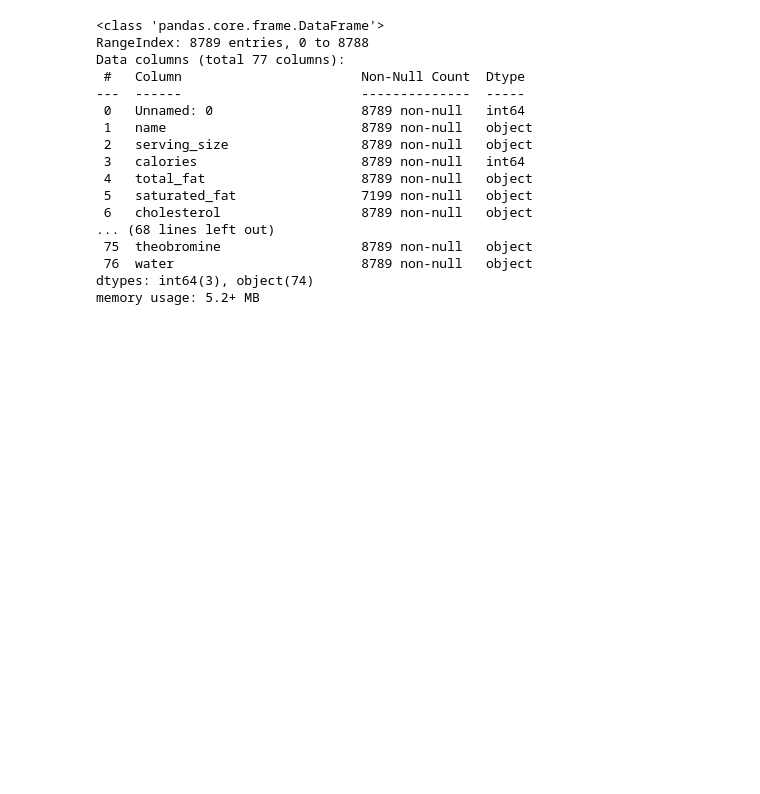
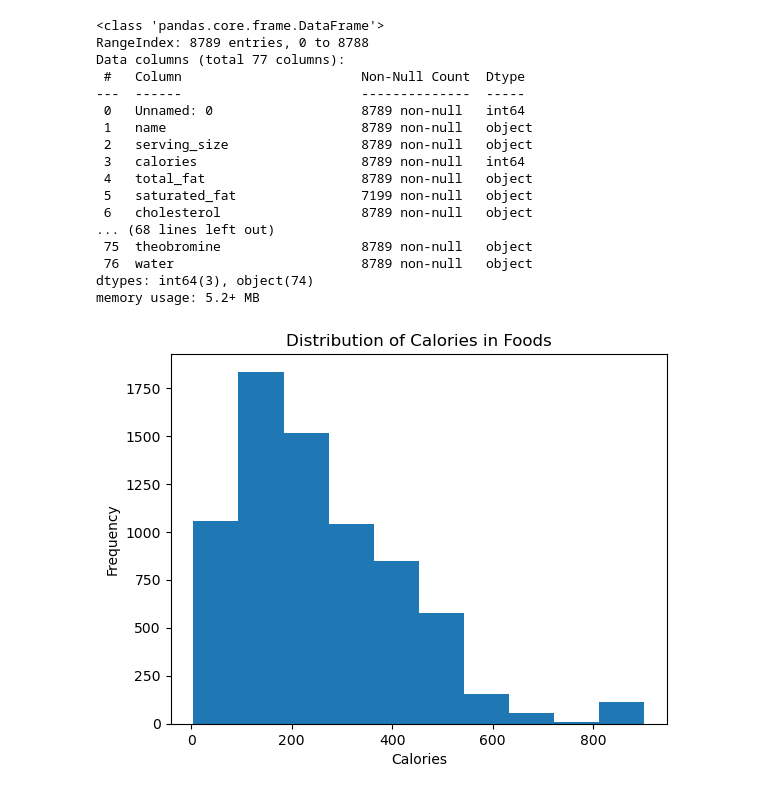
Before and after one commit to Yakshita1802/CS-661-Python-Programming-Final-Project_NutriGuide---Comprehensive-Nutrition-Finder, a Jupyter notebook: CS661.ipynb, the cells around one changed output. Saved outputs shown, nothing was run; the diff lists cells and outputs as text; code cells hidden in the pictures; blank space fills up the shorter version.

Commit message:
add more data

```diff
--- a/CS661.ipynb
+++ b/CS661.ipynb
@@ -49,3 +49,11 @@ Data columns (total 77 columns):
  76  water                        8789 non-null   object
 dtypes: int64(3), object(74)
 memory usage: 5.2+ MB
+# %%
+plt.hist(data['calories'])
+plt.title('Distribution of Calories in Foods')
+plt.xlabel('Calories')
+plt.ylabel('Frequency')
+plt.show()
+# %% [output]
+[figure, added]
```
Also changed, not shown: parts of 9 cells of this notebook.
